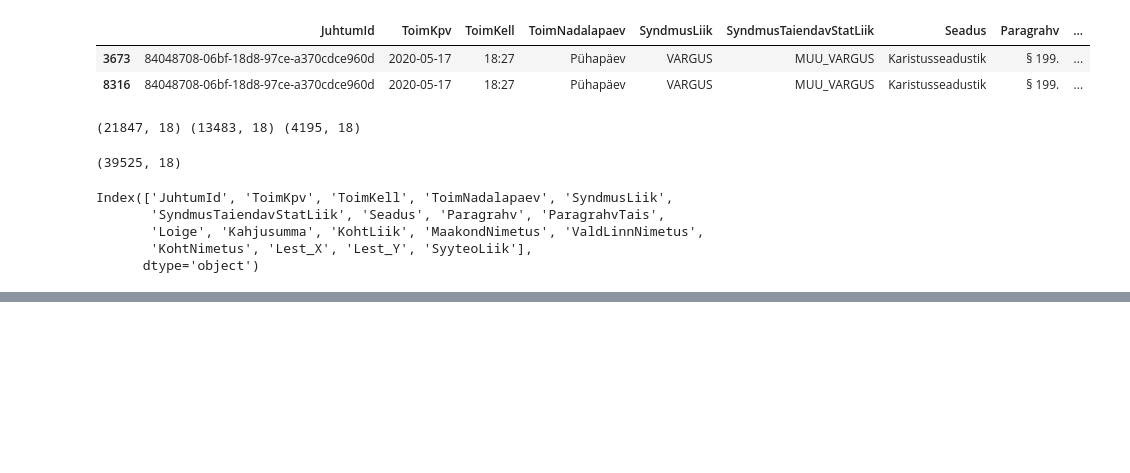
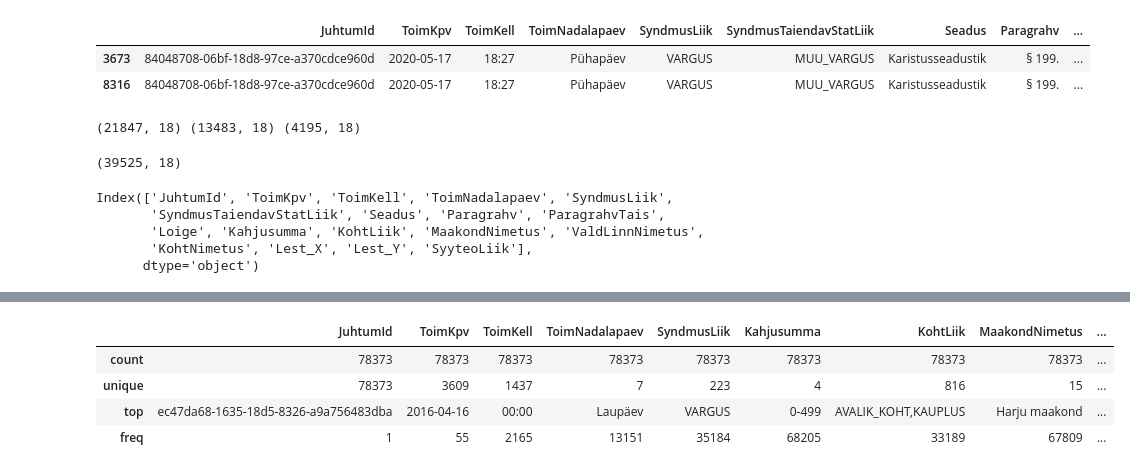
Before and after one commit to ToomasRo/crime_predictor, a Jupyter notebook: code/scratching/exploration.ipynb, the cells around one changed output, grey strips where cells are left out. Drawn from its saved outputs; the diff is of its cells as text; code cells hidden in the pictures; blank space fills up the shorter version.

```diff
--- a/code/scratching/exploration.ipynb
+++ b/code/scratching/exploration.ipynb
@@ -116,3 +117,5 @@ Index(['JuhtumId', 'ToimKpv', 'ToimKell', 'ToimNadalapaev', 'SyndmusLiik',
        'Loige', 'Kahjusumma', 'KohtLiik', 'MaakondNimetus', 'ValdLinnNimetus',
        'KohtNimetus', 'Lest_X', 'Lest_Y', 'SyyteoLiik'],
       dtype='object')
+# %%
+df.drop(columns=['SyndmusTaiendavStatLiik', 'Seadus', 'Paragrahv', 'ParagrahvTais','Loige', 'SyyteoLiik'], inplace=True)
@@ -118,0 +124,3 @@ Index(['JuhtumId', 'ToimKpv', 'ToimKell', 'ToimNadalapaev', 'SyndmusLiik',
+# %%
+df_dropped = df.dropna()
+df_dropped.shape
@@ -118,0 +145,8 @@ Index(['JuhtumId', 'ToimKpv', 'ToimKell', 'ToimNadalapaev', 'SyndmusLiik',
+# %%
+df_dropped.describe()
+# %% [output]
+|  | JuhtumId | ToimKpv | ToimKell | ToimNadalapaev | SyndmusLiik | Kahjusumma | KohtLiik | MaakondNimetus | ... |
+| count | 78373 | 78373 | 78373 | 78373 | 78373 | 78373 | 78373 | 78373 | ... |
+| unique | 78373 | 3609 | 1437 | 7 | 223 | 4 | 816 | 15 | ... |
+| top | ec47da68-1635-18d5-8326-a9a756483dba | 2016-04-16 | 00:00 | Laupäev | VARGUS | 0-499 | AVALIK_KOHT,KAUPLUS | Harju maakond | ... |
+| freq | 1 | 55 | 2165 | 13151 | 35184 | 68205 | 33189 | 67809 | ... |
```
Also changed, not shown: parts of 8 cells of this notebook, 2 other files.
